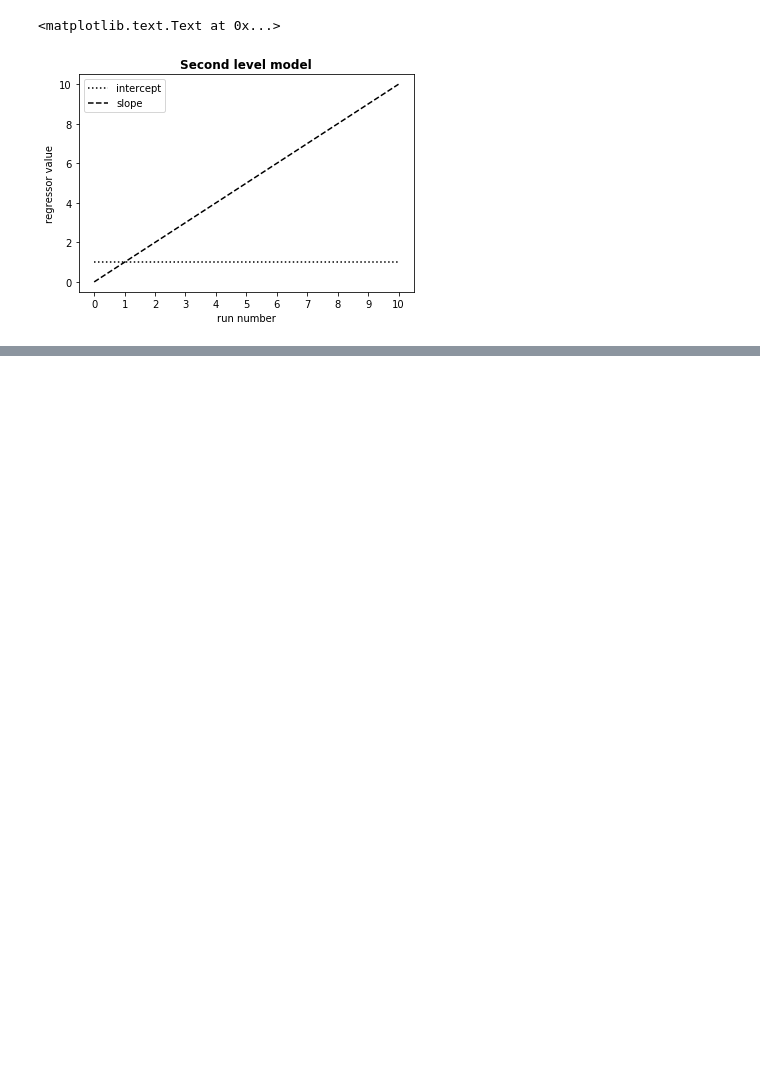
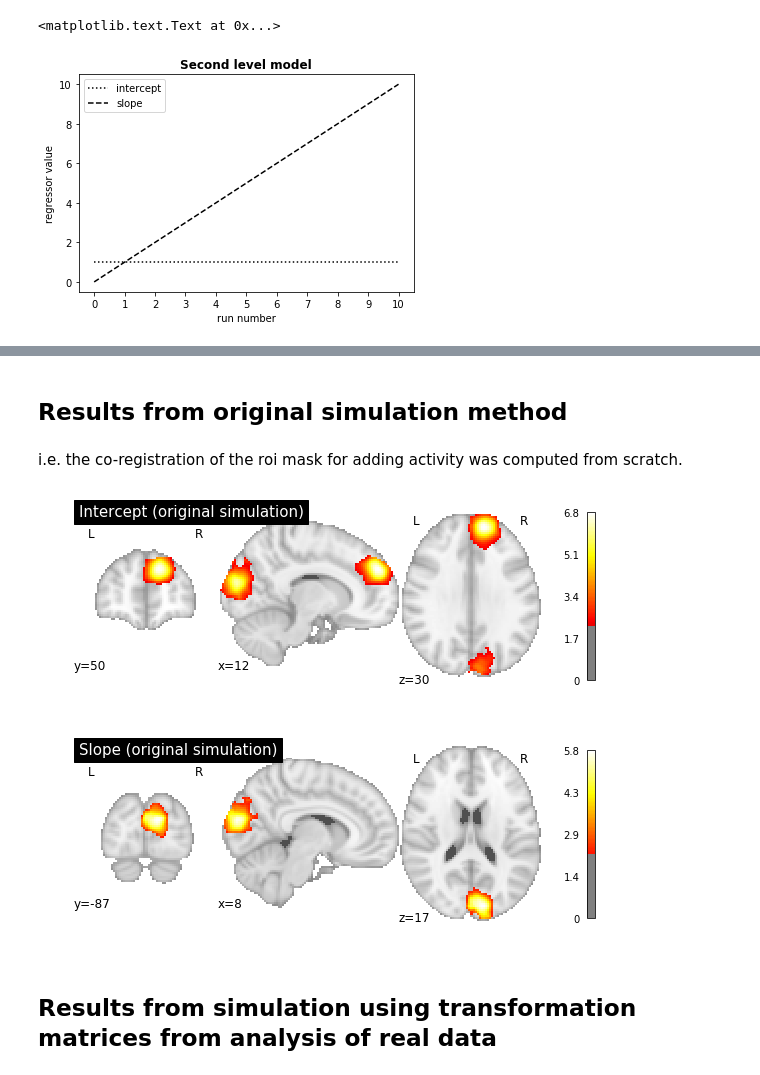
Before and after one commit to oliver-contier/famface-temporal-dynamics, a Jupyter notebook: notebooks/simulation_demo.ipynb, the cells around one changed output, grey strips where cells are left out. Drawn from its saved outputs; the diff is of its cells as text; code cells hidden in the pictures; blank space fills up the shorter version.

Commit message:
plot results from analysis of simulated data (comparing both attempts: registration from scratch vs. from preexisting matrices)

```diff
--- a/notebooks/simulation_demo.ipynb
+++ b/notebooks/simulation_demo.ipynb
@@ -198,0 +214,15 @@ plt.title('Second level model', fontweight='bold')
+# %% [markdown]
+## Results from original simulation method
+# %% [markdown]
+i.e. the co-registration of the roi mask for adding activity was computed from scratch.
+# %%
+results_dir_old = results_dir.replace('results_simulation_realtrans', 'results_simulation')
+# %%
+grp_intc_old = join(results_dir_old, 'contrast__l1-03-l2-01', 'zstat1_threshold.nii.gz')
+grp_slp_old = join(results_dir_old, 'contrast__l1-04-l2-02', 'zstat1_threshold.nii.gz')
+# %%
+for img, titl in zip([grp_intc_old, grp_slp_old], ['Intercept (original simulation)', 'Slope (original simulation)']):
+    sim_vol_plt = plot_stat_map(img, draw_cross=False, title=titl, threshold=2.3)
+# %% [output]
+[figure, added]
+[figure, added]
@@ -198,0 +234,2 @@ plt.title('Second level model', fontweight='bold')
+# %% [markdown]
+## Results from simulation using transformation matrices from analysis of real data
```
Also changed, not shown: parts of 8 cells of this notebook.
